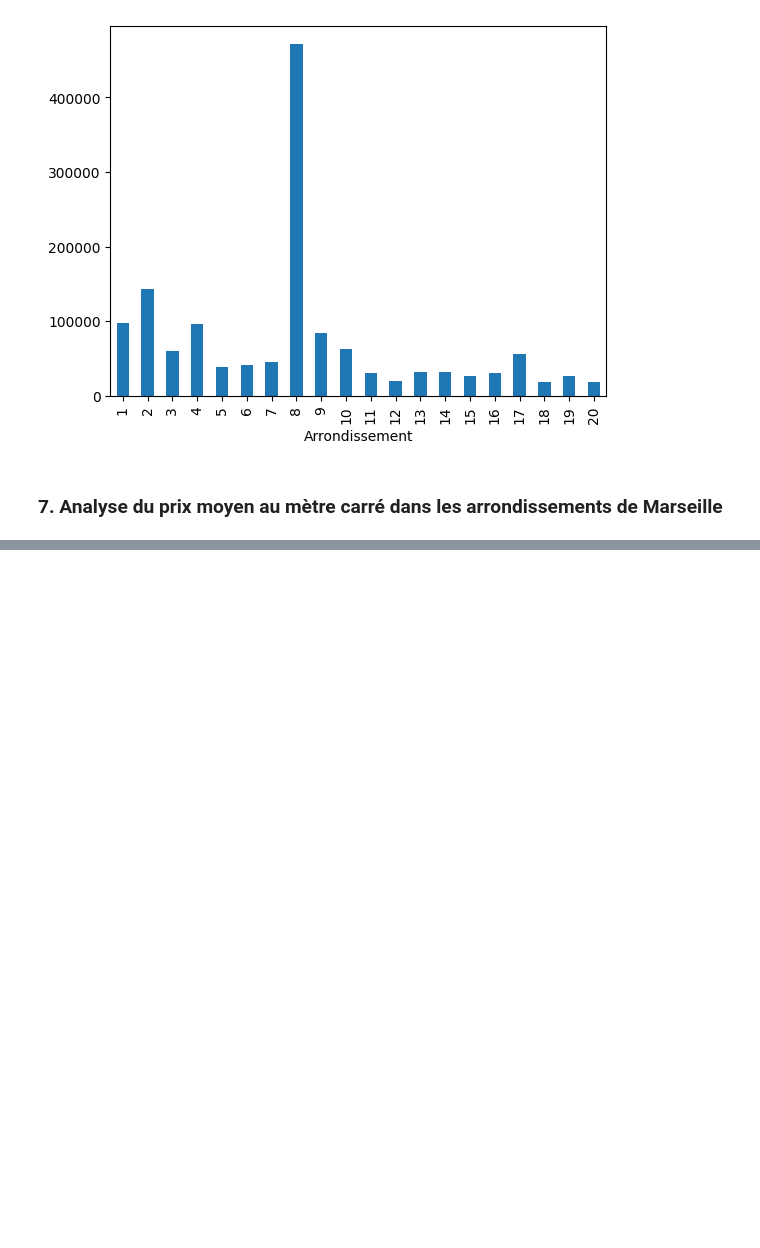
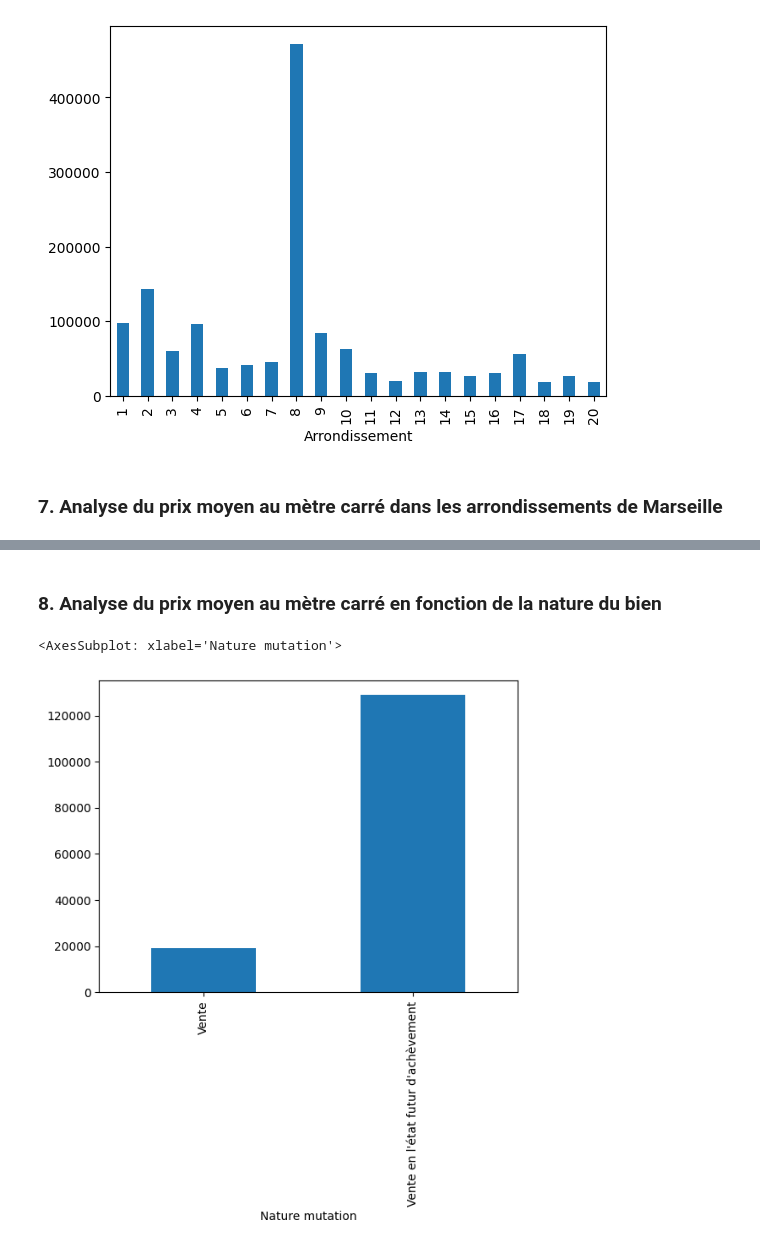
Before and after one commit to yannvillellas/Analysis-of-DVF-data, a Jupyter notebook: rapport.ipynb, the cells around one changed output, grey strips where cells are left out. Saved outputs shown, nothing was run; the diff lists cells and outputs as text; code cells hidden in the pictures; blank space fills up the shorter version.

```diff
--- a/rapport.ipynb
+++ b/rapport.ipynb
@@ -283,0 +333,12 @@ IndexError: index 0 is out of bounds for axis 0 with size 0
+# %% [markdown]
+### 8. Analyse du prix moyen au mètre carré en fonction de la nature du bien
+# %%
+#Analyse du prix moyen au mètre carré en fonction de la nature du bien
+
+prix_en_fonction_nature = dvf2022.groupby('Nature mutation')['Valeur fonciere'].mean() / dvf2022_marseille.groupby('Nature mutation')['Metre carre'].mean()
+
+#on plot
+prix_en_fonction_nature.plot(kind='bar', x='Commune', y='Prix moyen au mètre carré')
+# %% [output]
+<AxesSubplot: xlabel='Nature mutation'>
+[figure, added]
```
Also changed, not shown: parts of 12 cells of this notebook, 3 other files.
